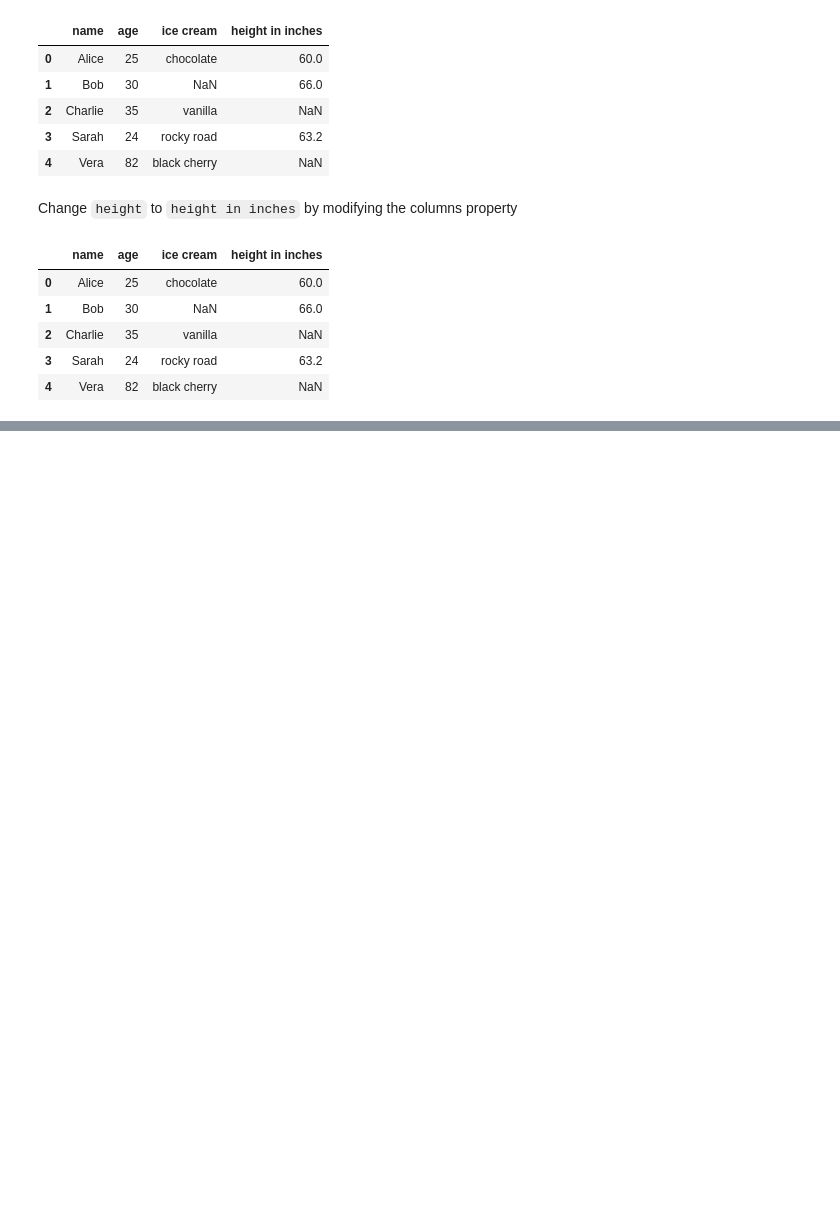
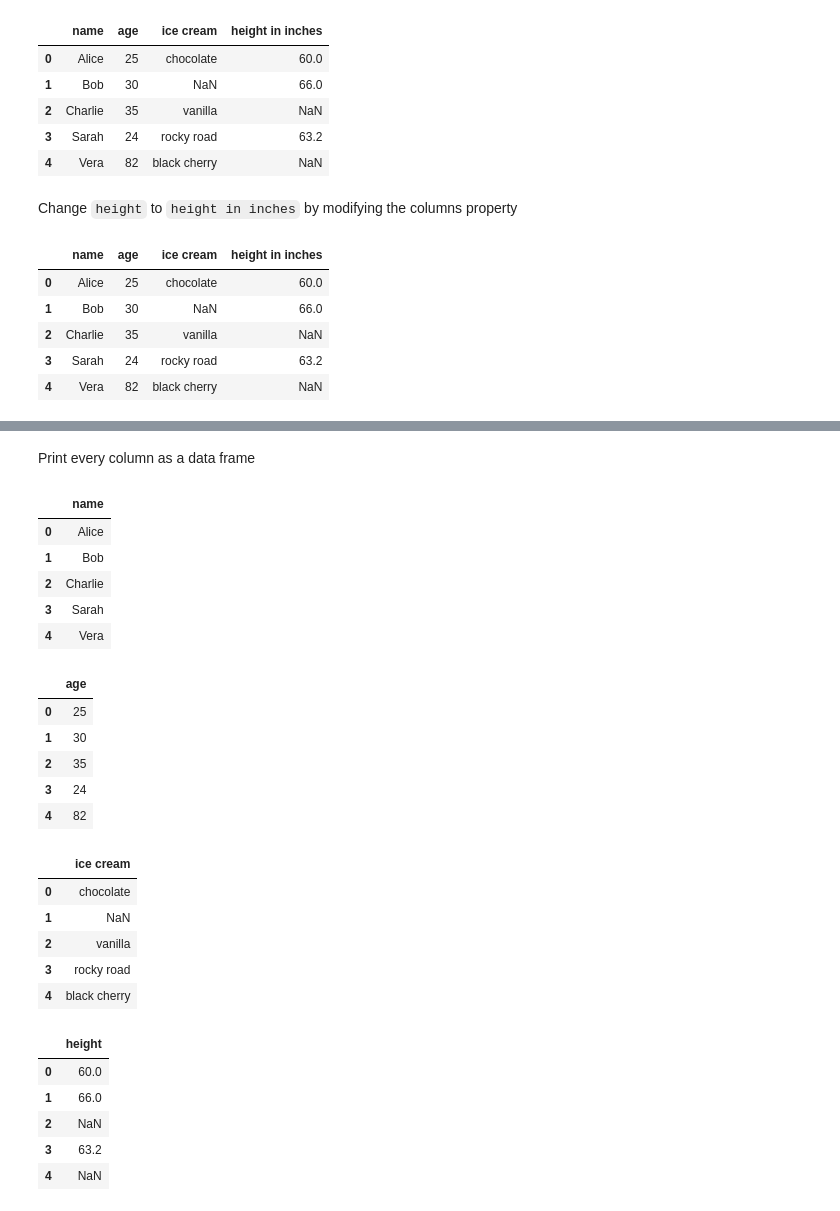
Before and after one commit to johnmarcovici/demo-notebooks, a Jupyter notebook: pandas_demos.ipynb, the cells around one changed output, grey strips where cells are left out. Saved outputs shown, nothing was run; the diff lists cells and outputs as text; code cells hidden in the pictures; blank space fills up the shorter version.

```diff
--- a/pandas_demos.ipynb
+++ b/pandas_demos.ipynb
@@ -746,0 +788,29 @@ df
+# %% [markdown]
+Print every column as a data frame
+# %%
+_ = df.apply(lambda x: display(x.to_frame()), axis=0)
+# %% [output]
+|  | name |
+| 0 | Alice |
+| 1 | Bob |
+| 2 | Charlie |
+| 3 | Sarah |
+| 4 | Vera |
+|  | age |
+| 0 | 25 |
+| 1 | 30 |
+| 2 | 35 |
+| 3 | 24 |
+| 4 | 82 |
+|  | ice cream |
+| 0 | chocolate |
+| 1 | NaN |
+| 2 | vanilla |
+| 3 | rocky road |
+| 4 | black cherry |
+|  | height |
+| 0 | 60.0 |
+| 1 | 66.0 |
+| 2 | NaN |
+| 3 | 63.2 |
+| 4 | NaN |
```
Also changed, not shown: parts of 6 cells of this notebook.
